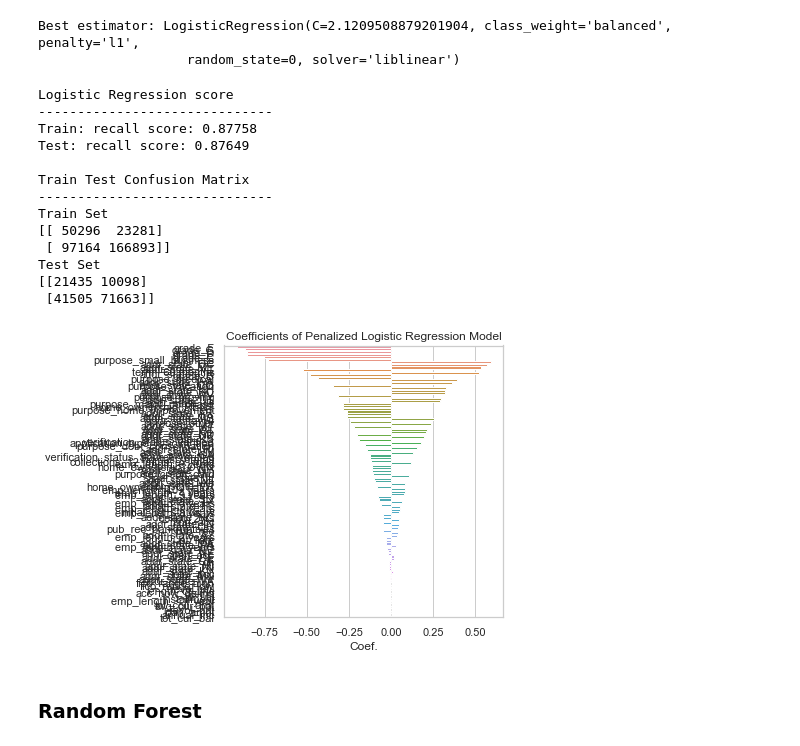
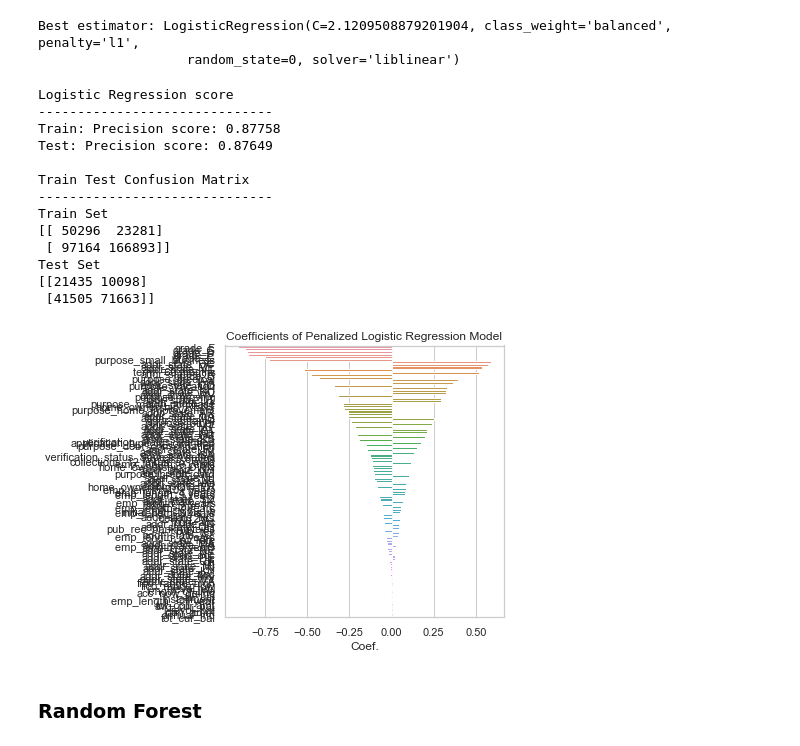
Before and after one commit to OazNomis/DSB_Project, a Jupyter notebook: Ryan/2.Modeling.ipynb, the cells around one changed output. Drawn from its saved outputs; the diff is of its cells as text; code cells hidden in the pictures.

Commit message:
add modeling results

```diff
--- a/Ryan/2.Modeling.ipynb
+++ b/Ryan/2.Modeling.ipynb
@@ -34,7 +34,7 @@ from sklearn.utils.class_weight import compute_sample_weight
 # %% [markdown]
 ## Load Data
 # %%
-accepted = pd.read_csv('../alex/accepted_2007_to_2018Q4.csv')
+accepted = pd.read_csv('../data/accepted_2007_to_2018Q4.csv')
 accepted_clean = pm.datacleaning(accepted)
 # %%
 y = accepted_clean.loan_status
@@ -105,13 +105,15 @@ Fitting 3 folds for each of 10 candidates, totalling 30 fits
 [Parallel(n_jobs=5)]: Done  30 out of  30 | elapsed: 12.8min finished
 Best estimator: LogisticRegression(C=2.1209508879201904, class_weight='balanced', penalty='l1',
                    random_state=0, solver='liblinear')
+# %%
+best_logistic = joblib.load('best_logistic.pkl')
 # %%
-eval_model('Logistic Regression', best_logistic, X_train_dum, X_test_dum, y_train, y_test)
+eval_model('Logistic Regression', best_logistic, X_train_stan, X_test_stan, y_train, y_test)
 # %% [output]
 Logistic Regression score
 ------------------------------
-Train: recall score: 0.87758
-Test: recall score: 0.87649
+Train: Precision score: 0.87758
+Test: Precision score: 0.87649
 
 Train Test Confusion Matrix
 ------------------------------
@@ -122,15 +124,15 @@ Test Set
 [[21435 10098]
  [41505 71663]]
 # %%
-logistic_coef = pd.DataFrame(best_logistic.coef_.T, index = X_train_dum.columns).rename(columns = {0:"Coef."})
+logistic_coef = pd.DataFrame(best_logistic.coef_.T, index = X_train_stan.columns).rename(columns = {0:"Coef."})
 logistic_coef = logistic_coef.reindex(logistic_coef["Coef."].abs().sort_values(ascending = False).index)
 logistic_coef = logistic_coef.reset_index()
 plt.figure(figsize = (5,5))
 sns.barplot(data = logistic_coef[logistic_coef['Coef.'] != 0], x = 'Coef.', y = 'index');
 plt.title('Coefficients of Penalized Logistic Regression Model');
 plt.ylabel('');
 # %% [output]
-[figure, old version]
+[figure, new version]
 # %% [markdown]
 ### Random Forest
 # %%
```
Also changed, not shown: parts of 22 cells of this notebook.
